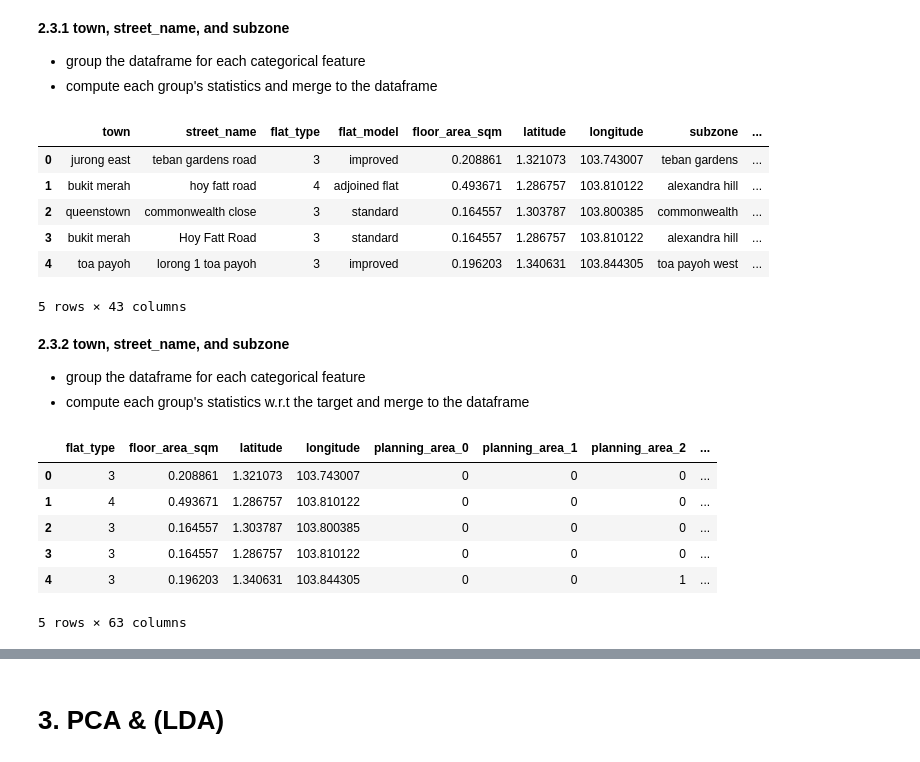
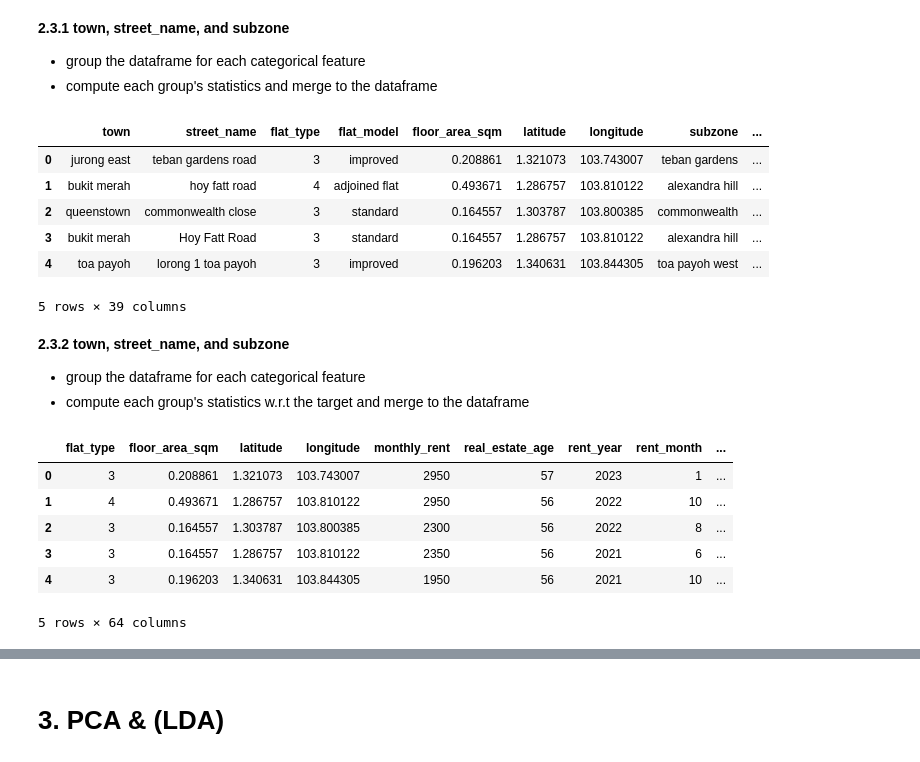
Before and after one commit to Guiltylife/CS5228-Team31-Project, a Jupyter notebook: cs5228-team31.ipynb, the cells around one changed output, grey strips where cells are left out. Drawn from its saved outputs; the diff is of its cells as text; code cells hidden in the pictures.

```diff
--- a/cs5228-team31.ipynb
+++ b/cs5228-team31.ipynb
@@ -622,9 +622,9 @@ test_data = encode_drop(test_data, 'elevation')
 # test_data = encode_binary(test_data, 'subzone', subzone_encoder)
 
 # 13. planning area - similar to attribute "subzone"
-planning_area_encoder = ce.BinaryEncoder(cols=['planning_area']).fit(train_data)
-train_data = encode_binary(train_data, 'planning_area', planning_area_encoder)
-test_data = encode_binary(test_data, 'planning_area', planning_area_encoder)
+# planning_area_encoder = ce.BinaryEncoder(cols=['planning_area']).fit(train_data)
+# train_data = encode_binary(train_data, 'planning_area', planning_area_encoder)
+# test_data = encode_binary(test_data, 'planning_area', planning_area_encoder)
 
 # 14.region: drop this feature, refer to EDA observations
 train_data = encode_drop(train_data, 'region')
@@ -923,7 +923,7 @@ train_data.head()
 | 2 | queenstown | commonwealth close | 3 | standard | 0.164557 | 1.303787 | 103.800385 | commonwealth | ... |
 | 3 | bukit merah | Hoy Fatt Road | 3 | standard | 0.164557 | 1.286757 | 103.810122 | alexandra hill | ... |
 | 4 | toa payoh | lorong 1 toa payoh | 3 | improved | 0.196203 | 1.340631 | 103.844305 | toa payoh west | ... |
-5 rows × 43 columns
+5 rows × 39 columns
 # %% [markdown]
 **2.3.2 town, street_name, and subzone**
 * group the dataframe for each categorical feature
@@ -931,27 +931,27 @@ train_data.head()
 # %%
 def merge_stats_to_dataset(dataset, stats_df, group_column):
     """Merge the computed statistics to the dataset."""
     merged_dataset = dataset.merge(stats_df, on=group_column, how='left')
     return merged_dataset
 
 datasets = [train_data, test_data]
 # Compute and merge statistics for each categorical column
-for group_column in ['town', 'street_name', 'subzone', 'flat_model']:
+for group_column in ['town', 'street_name', 'subzone', 'flat_model', 'planning_area']:
     stats_df = compute_grouped_stats(train_data, group_column, 'monthly_rent')
     for idx, dataset in enumerate(datasets):
         dataset = merge_stats_to_dataset(dataset, stats_df, group_column)
         datasets[idx] = encode_drop(dataset, group_column)
 
 train_data, test_data = datasets
 train_data.head()
 # %% [output]
-|  | flat_type | floor_area_sqm | latitude | longitude | planning_area_0 | planning_area_1 | planning_area_2 | ... |
-| 0 | 3 | 0.208861 | 1.321073 | 103.743007 | 0 | 0 | 0 | ... |
-| 1 | 4 | 0.493671 | 1.286757 | 103.810122 | 0 | 0 | 0 | ... |
-| 2 | 3 | 0.164557 | 1.303787 | 103.800385 | 0 | 0 | 0 | ... |
-| 3 | 3 | 0.164557 | 1.286757 | 103.810122 | 0 | 0 | 0 | ... |
-| 4 | 3 | 0.196203 | 1.340631 | 103.844305 | 0 | 0 | 1 | ... |
+|  | flat_type | floor_area_sqm | latitude | longitude | monthly_rent | real_estate_age | rent_year | rent_month | ... |
+| 0 | 3 | 0.208861 | 1.321073 | 103.743007 | 2950 | 57 | 2023 | 1 | ... |
+| 1 | 4 | 0.493671 | 1.286757 | 103.810122 | 2950 | 56 | 2022 | 10 | ... |
+| 2 | 3 | 0.164557 | 1.303787 | 103.800385 | 2300 | 56 | 2022 | 8 | ... |
+| 3 | 3 | 0.164557 | 1.286757 | 103.810122 | 2350 | 56 | 2021 | 6 | ... |
+| 4 | 3 | 0.196203 | 1.340631 | 103.844305 | 1950 | 56 | 2021 | 10 | ... |
-5 rows × 63 columns
+5 rows × 64 columns
 # %%
 test_data.head()
 # %% [output]
```
Also changed, not shown: parts of 11 cells of this notebook.
